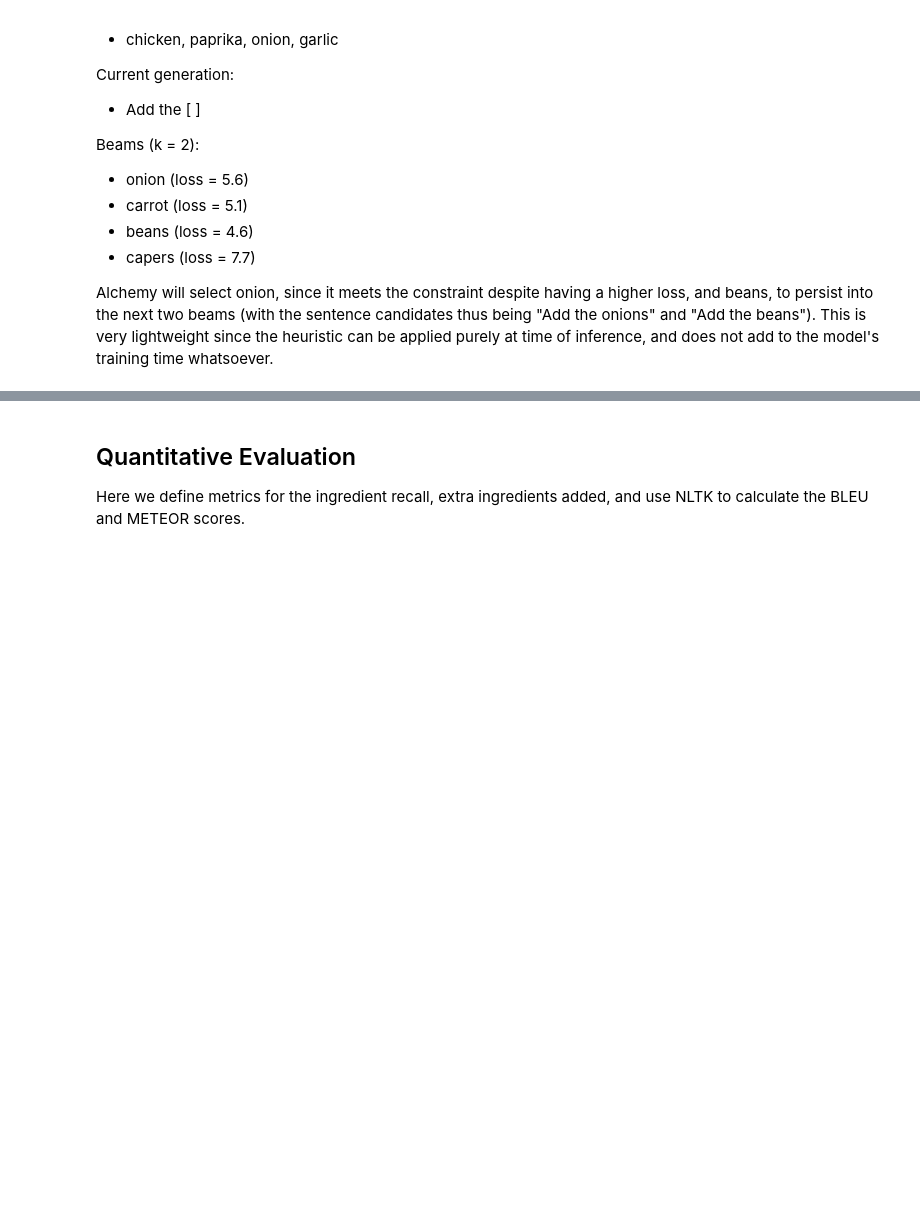
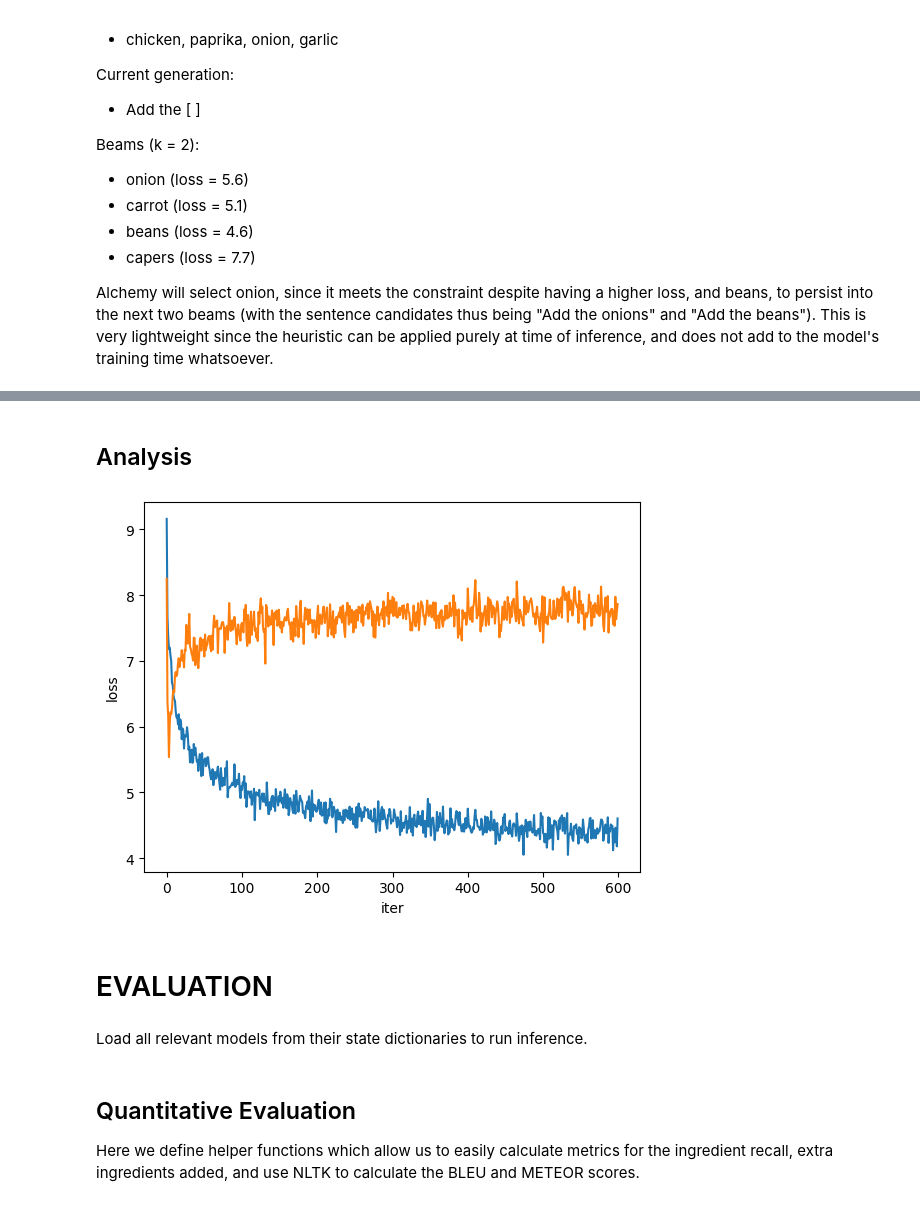
Before and after one commit to LadyWintergreen/RecipeGen, a Jupyter notebook: ASSIGNMENT2.ipynb, the cells around one changed output, grey strips where cells are left out. Drawn from its saved outputs; the diff is of its cells as text; code cells hidden in the pictures; blank space fills up the shorter version.

```diff
--- a/ASSIGNMENT2.ipynb
+++ b/ASSIGNMENT2.ipynb
@@ -1336,0 +1212,18 @@ print(temp)
+# %% [markdown]
+## Analysis
+# %%
+from matplotlib import pyplot as plt
+
+vanilla_train = np.load("Logs/attention60000loss.npy")
+vanilla_test = np.load("Logs/attention60000val.npy")
+plt.plot(vanilla_train)
+plt.plot(vanilla_test)
+plt.xlabel('iter')
+plt.ylabel('loss')
+plt.show()
+# %% [output]
+[figure, added]
+# %% [markdown]
+# EVALUATION
+# %% [markdown]
+Load all relevant models from their state dictionaries to run inference.
@@ -1337,5 +1247,5 @@ print(temp)
 # %% [markdown]
 ## Quantitative Evaluation
 
-Here we define metrics for the ingredient recall, extra ingredients added, and use NLTK to calculate the BLEU and METEOR scores.
+Here we define helper functions which allow us to easily calculate metrics for the ingredient recall, extra ingredients added, and use NLTK to calculate the BLEU and METEOR scores.
 # %%
```
Also changed, not shown: parts of 83 cells of this notebook, 12 other files.
